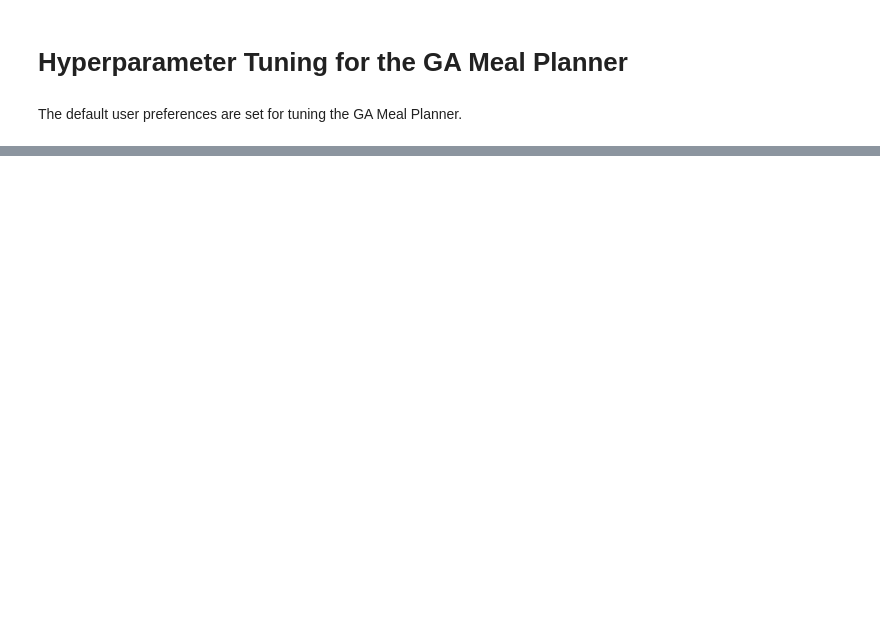
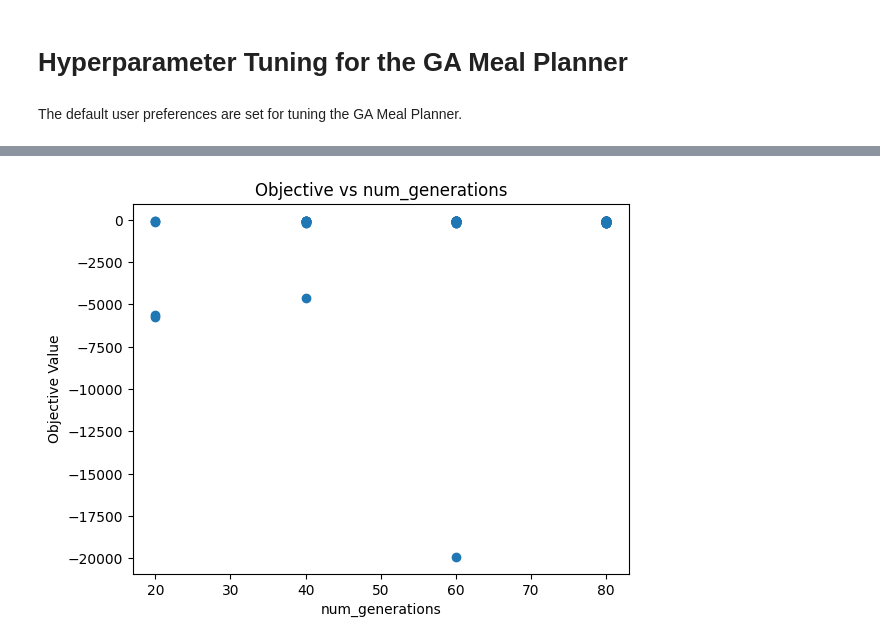
Before and after one commit to shappadappa/ICT3909-FYP, a Jupyter notebook: engines/tuning_GaMealPlanner.ipynb, the cells around one changed output, grey strips where cells are left out. Cells and saved outputs as stored; diff of their text form; code cells hidden in the pictures; blank space fills up the shorter version.

```diff
--- a/engines/tuning_GaMealPlanner.ipynb
+++ b/engines/tuning_GaMealPlanner.ipynb
@@ -260,2 +285,20 @@ ImportError: Tried to import 'plotly' but failed. Please make sure that the pack
 # %%
 plot_parallel_coordinate(study).show()
+# %%
+import matplotlib.pyplot as plt
+
+x = []
+y = []
+
+for trial in study.trials:
+    if trial.value is not None:
+        x.append(trial.params["num_generations"])
+        y.append(trial.value)
+
+plt.scatter(x, y)
+plt.xlabel("num_generations")
+plt.ylabel("Objective Value")
+plt.title("Objective vs num_generations")
+plt.show()
+# %% [output]
+[figure, added]
```
Also changed, not shown: parts of 18 cells of this notebook, 14 other files.
